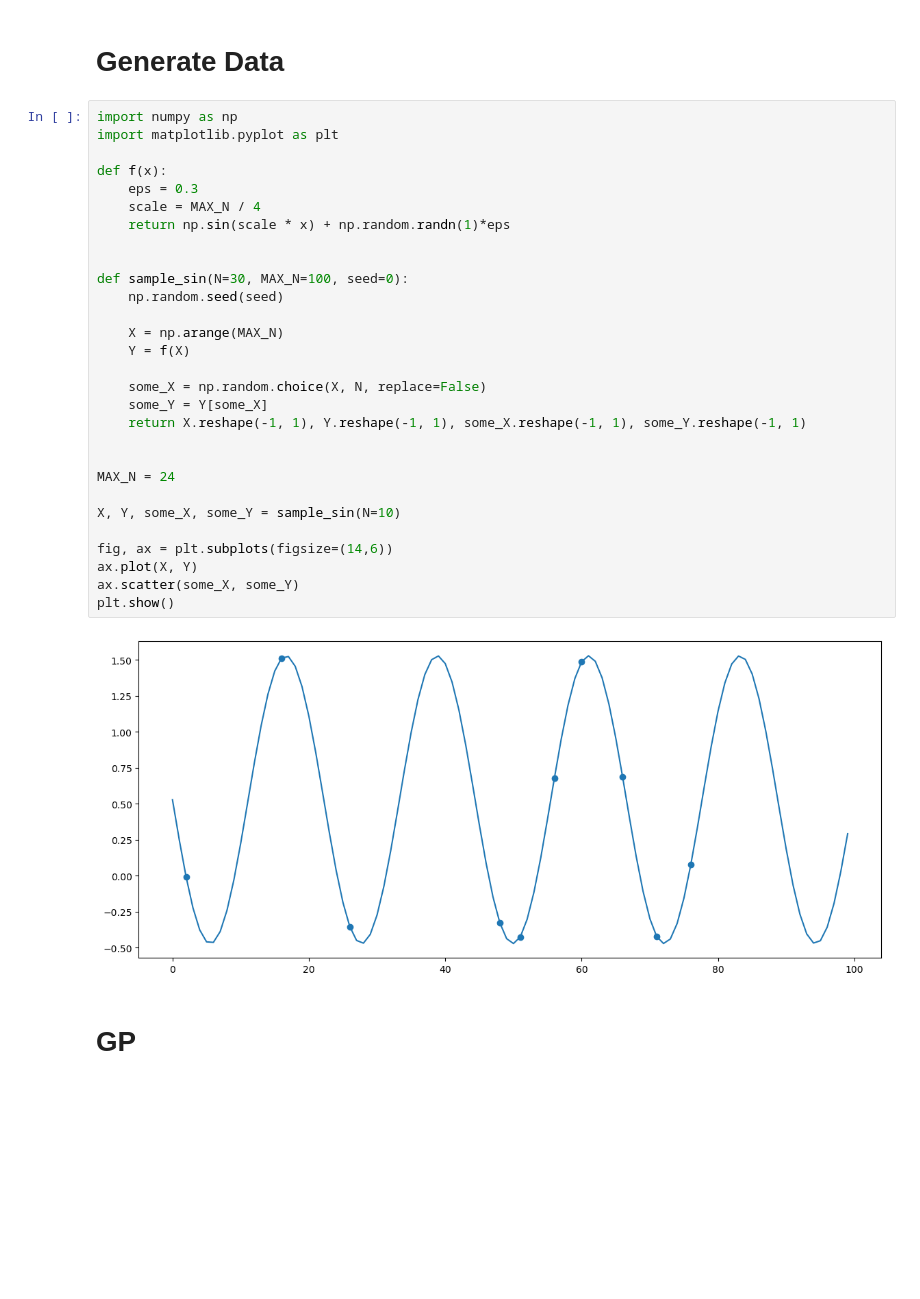
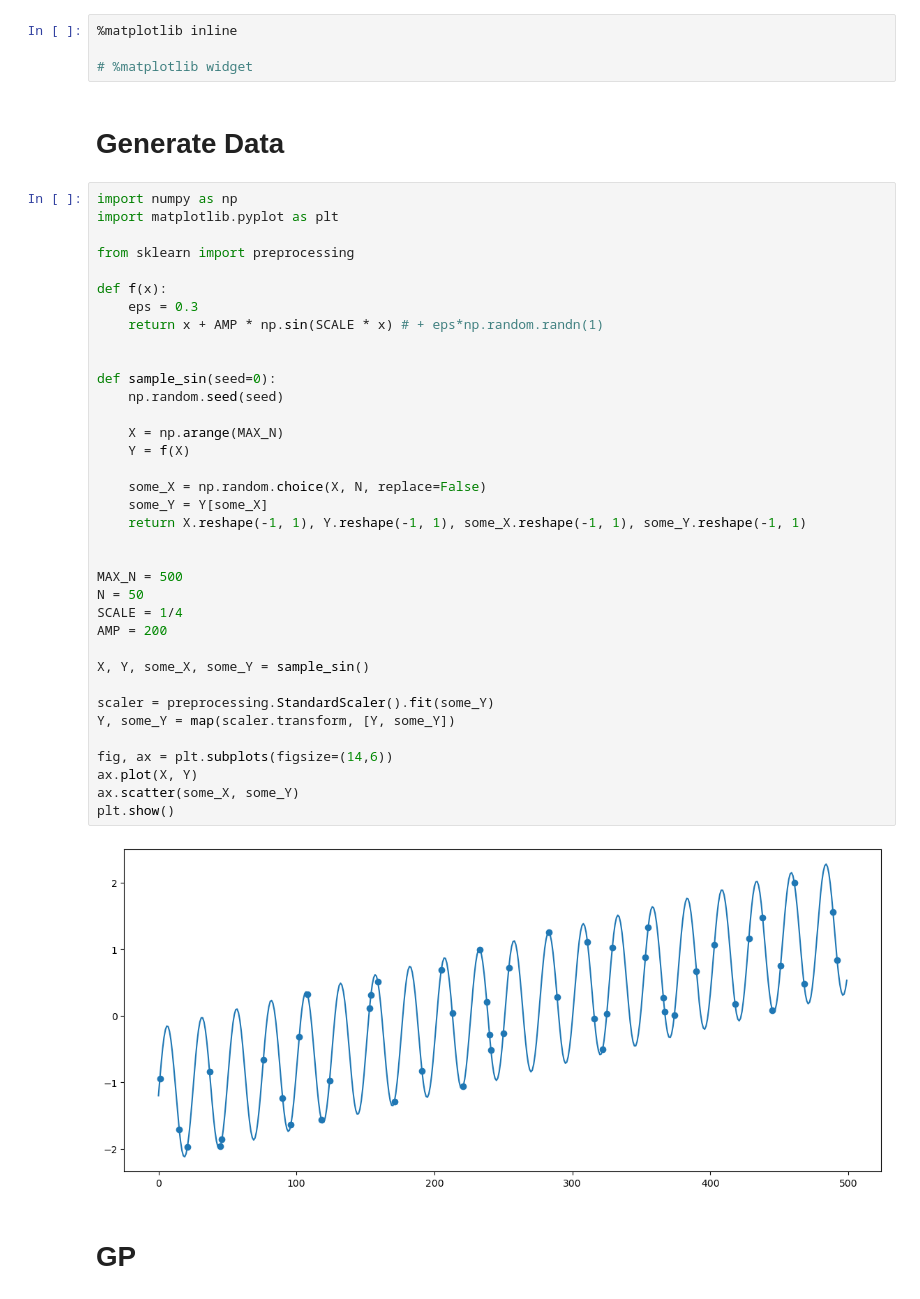
Before and after one commit to MischaDy/electricity-uq, a Jupyter notebook: basic_uncertainty_test.ipynb, the cells around one changed output. Cells and saved outputs as stored; diff of their text form; blank space fills up the shorter version.

```diff
--- a/basic_uncertainty_test.ipynb
+++ b/basic_uncertainty_test.ipynb
@@ -1,36 +1,47 @@
+# %%
+%matplotlib inline
+
+# %matplotlib widget
 # %% [markdown]
 # Generate Data
 # %%
 import numpy as np
 import matplotlib.pyplot as plt
 
+from sklearn import preprocessing
+
 def f(x):
     eps = 0.3
-    scale = MAX_N / 4
-    return np.sin(scale * x) + np.random.randn(1)*eps
+    return x + AMP * np.sin(SCALE * x) # + eps*np.random.randn(1)
 
 
-def sample_sin(N=30, MAX_N=100, seed=0):
+def sample_sin(seed=0):
     np.random.seed(seed)
 
     X = np.arange(MAX_N)
     Y = f(X)
 
     some_X = np.random.choice(X, N, replace=False)
     some_Y = Y[some_X]
     return X.reshape(-1, 1), Y.reshape(-1, 1), some_X.reshape(-1, 1), some_Y.reshape(-1, 1)
 
 
-MAX_N = 24
+MAX_N = 500
+N = 50
+SCALE = 1/4
+AMP = 200
 
-X, Y, some_X, some_Y = sample_sin(N=10)
+X, Y, some_X, some_Y = sample_sin()
+
+scaler = preprocessing.StandardScaler().fit(some_Y)
+Y, some_Y = map(scaler.transform, [Y, some_Y])
 
 fig, ax = plt.subplots(figsize=(14,6))
 ax.plot(X, Y)
 ax.scatter(some_X, some_Y)
 plt.show()
 # %% [output]
-[figure, old version]
+[figure, new version]
 # %% [markdown]
 # GP
 # %%
```
Also changed, not shown: parts of 8 cells of this notebook, 4 other files.
